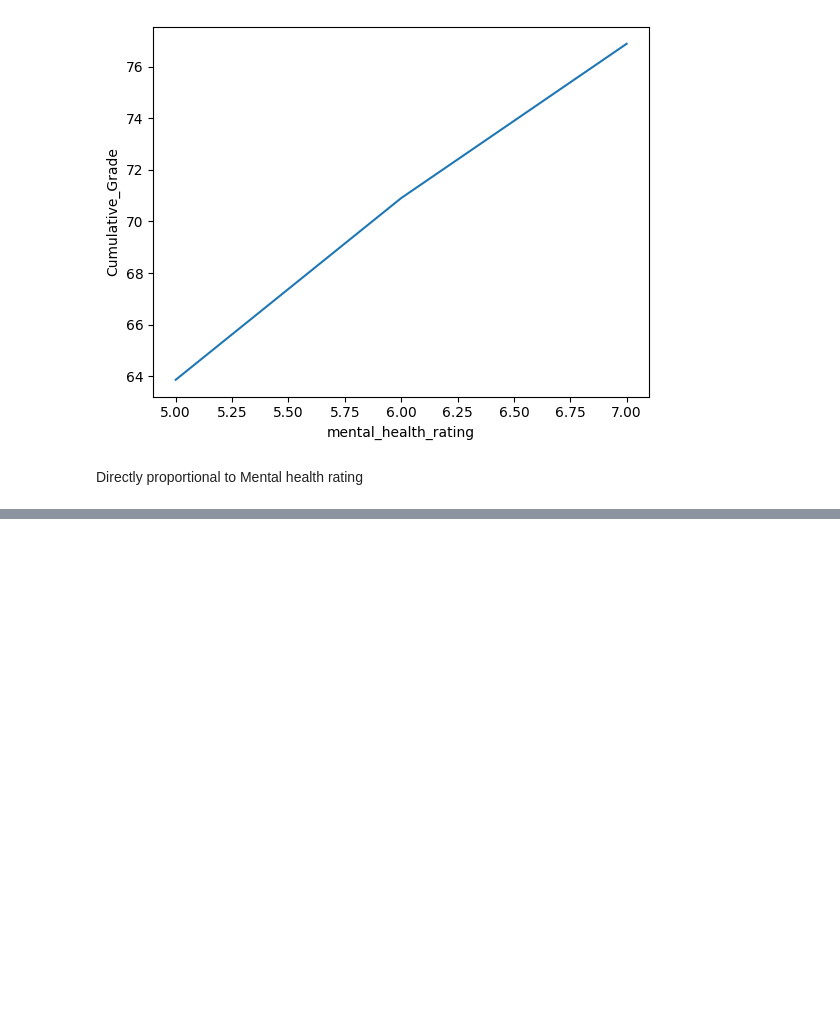
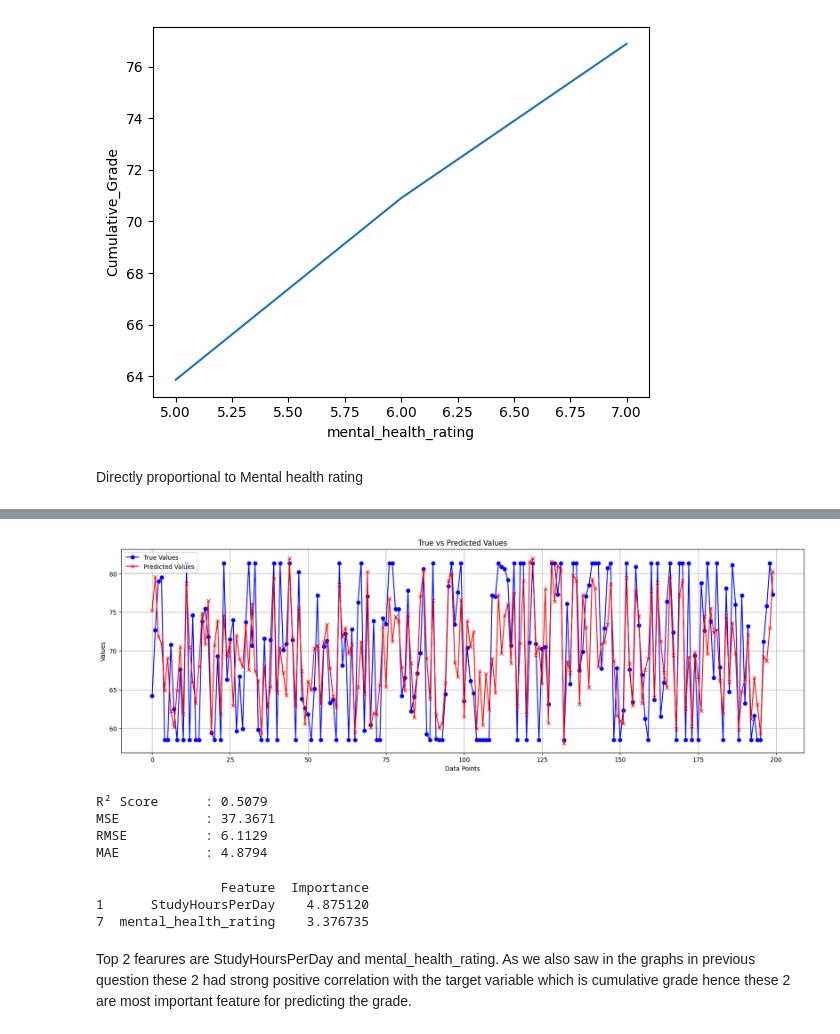
Before and after one commit to aditya161205/DAV, a Jupyter notebook: q1_DAV.ipynb, the cells around one changed output, grey strips where cells are left out. Cells and saved outputs as stored; diff of their text form; code cells hidden in the pictures; blank space fills up the shorter version.

```diff
--- a/q1_DAV.ipynb
+++ b/q1_DAV.ipynb
@@ -187,3 +187,14 @@ sns.lineplot(data=avg, x='mental_health_rating', y='Cumulative_Grade')
 [figure]
 # %% [markdown]
 Directly proportional to Mental health rating
+# %%
+
+data_encoded=pd.get_dummies(data,columns = ['Gender', 'PoR','Diet_Quality','parental_education_level','internet_quality','extracurricular_participation'], dtype = int, drop_first=True)
+
+X = data_encoded.drop(['Cumulative_Grade', 'Student_ID'], axis=1)
+y=data_encoded['Cumulative_Grade']
+# %%
+from sklearn.model_selection import train_test_split
+X_train, X_test, y_train, y_test = train_test_split(X, y, test_size=0.2, random_state=42)
+X_train = X_train.astype(np.float64)
+X_test = X_test.astype(np.float64)
@@ -189,0 +248,32 @@ Directly proportional to Mental health rating
+# %%
+model = LinearRegression()
+model.fit(X_train, y_train, epochs=10000, learning_rate=0.00008, norm=2, threshold=0.0001)
+y_pred = model.predict(X_test)
+
+print("MSE loss: ", np.mean((y_pred - y_test) ** 2))
+
+indices = np.arange(len(y_test))
+plt.figure(figsize=(20, 6))
+
+plt.plot(indices, y_test, label='True Values', color='blue', marker='o')
+plt.plot(indices, y_pred, label='Predicted Values', color='red', marker='x')
+
+plt.xlabel('Data Points')
+plt.ylabel('Values')
+plt.title('True vs Predicted Values')
+
+plt.legend()
+plt.grid(True)
+plt.show()
+
+
+r2 = r2_score(y_test, y_pred)
+mse = mean_squared_error(y_test, y_pred)
+rmse = np.sqrt(mse)
+mae = mean_absolute_error(y_test, y_pred)
+
+print(f"R² Score      : {r2:.4f}")
+print(f"MSE           : {mse:.4f}")
+print(f"RMSE          : {rmse:.4f}")
+print(f"MAE           : {mae:.4f}")
+# %% [output]
@@ -189,0 +281,21 @@ Directly proportional to Mental health rating
+[figure, added]
+R² Score      : 0.5079
+MSE           : 37.3671
+RMSE          : 6.1129
+MAE           : 4.8794
+# %%
+
+linear_importance = np.abs(model.weights)
+
+linear_df = pd.DataFrame({
+    'Feature': X_train.columns,
+    'Importance': linear_importance
+}).sort_values(by='Importance', ascending=False)
+
+print(linear_df.head(2))
+# %% [output]
+                Feature  Importance
+1      StudyHoursPerDay    4.875120
+7  mental_health_rating    3.376735
+# %% [markdown]
+Top 2 fearures are StudyHoursPerDay and mental_health_rating. As we also saw in the graphs in previous question these 2 had strong positive correlation with the target variable which is cumulative grade hence these 2 are most important feature for predicting the grade.
```
Also changed, not shown: parts of 7 cells of this notebook.
